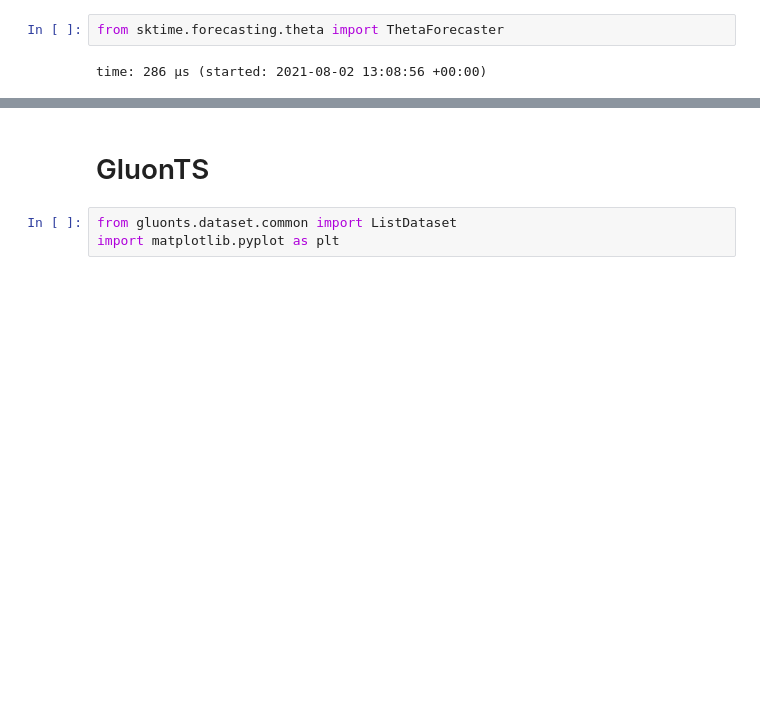
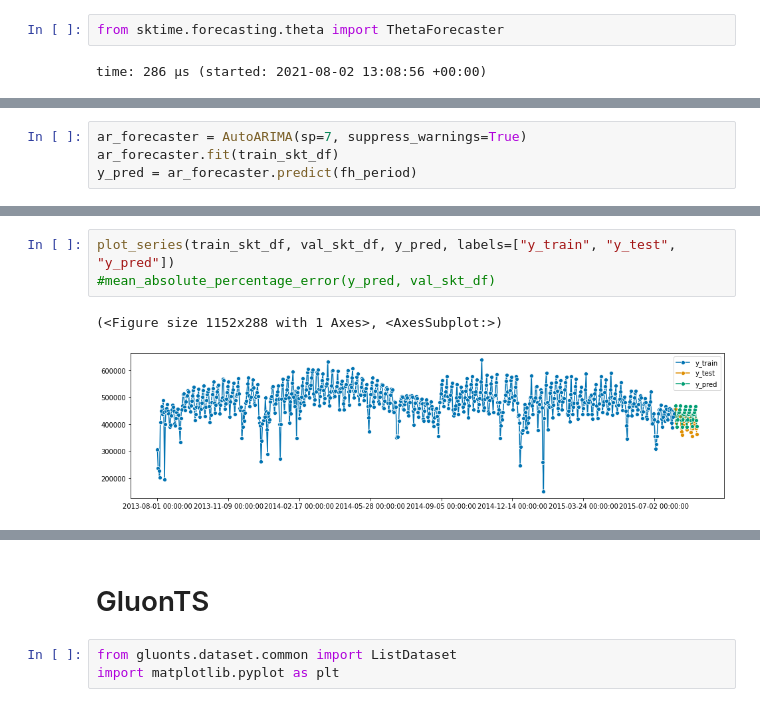
Before and after one commit to Data-drone/timeseries_mlflow, a Jupyter notebook: TimeSeries Forecast.ipynb, the cells around one changed output, grey strips where cells are left out. Cells and saved outputs as stored; diff of their text form; blank space fills up the shorter version.

```diff
--- a/TimeSeries Forecast.ipynb
+++ b/TimeSeries Forecast.ipynb
@@ -419,0 +460,4 @@ time: 146 ms (started: 2021-08-02 13:09:10 +00:00)
+# %%
+ar_forecaster = AutoARIMA(sp=7, suppress_warnings=True)
+ar_forecaster.fit(train_skt_df)
+y_pred = ar_forecaster.predict(fh_period)
@@ -419,0 +466,6 @@ time: 146 ms (started: 2021-08-02 13:09:10 +00:00)
+# %%
+plot_series(train_skt_df, val_skt_df, y_pred, labels=["y_train", "y_test", "y_pred"])
+#mean_absolute_percentage_error(y_pred, val_skt_df)
+# %% [output]
+(<Figure size 1152x288 with 1 Axes>, <AxesSubplot:>)
+[figure, added]
```
Also changed, not shown: parts of 19 cells of this notebook.
